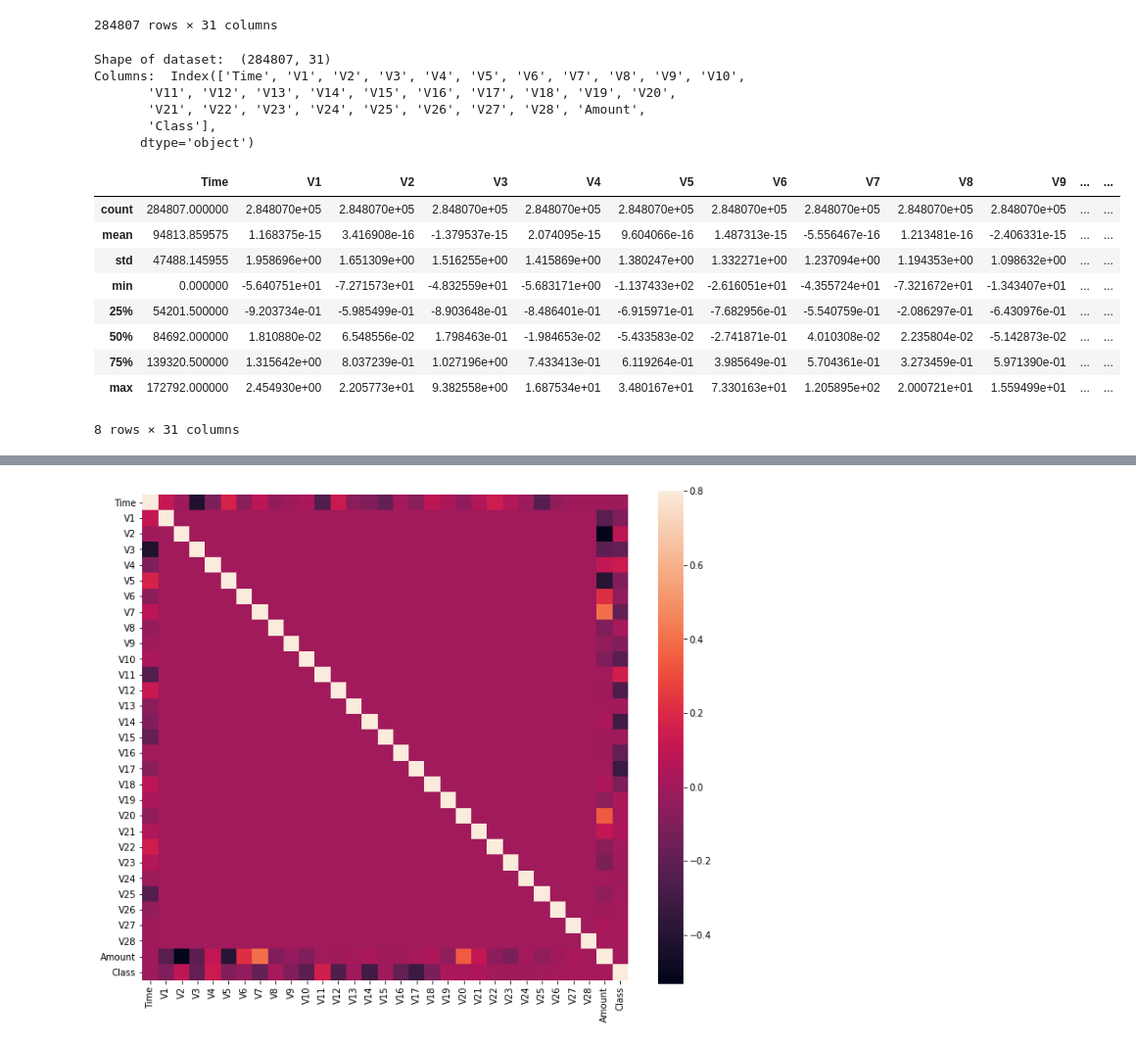
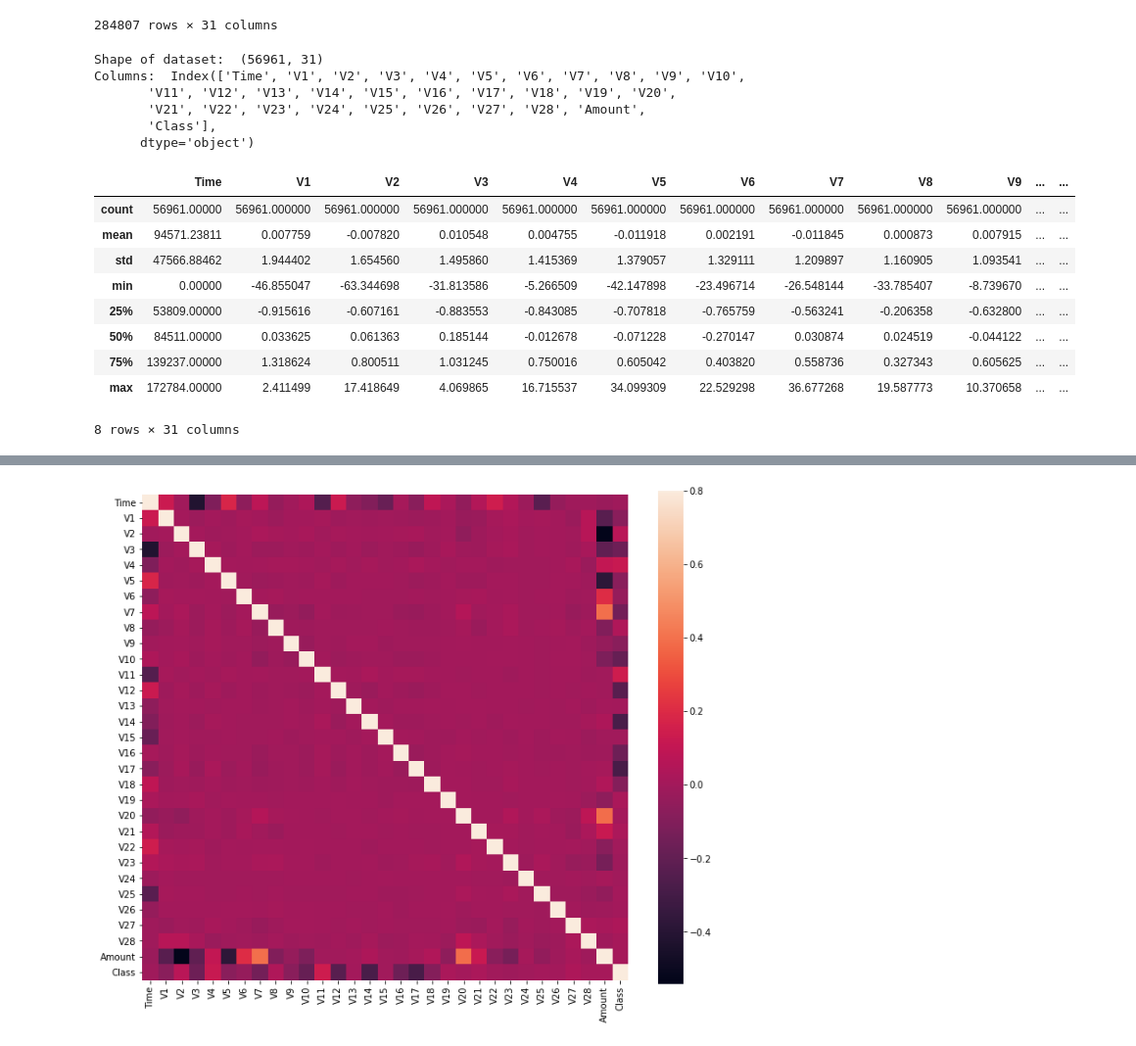
Before and after one commit to kumar306/CreditCardFraudDetection, a Jupyter notebook: creditcard_fraud_detection.ipynb, the cells around one changed output, grey strips where cells are left out. Shown at 98% size. Cells and saved outputs as stored; diff of their text form; code cells hidden in the pictures.

```diff
--- a/creditcard_fraud_detection.ipynb
+++ b/creditcard_fraud_detection.ipynb
@@ -41,25 +41,27 @@ df
 284807 rows × 31 columns
 # %%
 #printing out shape and columns and statistics
+#taking 20% of dataset as 280,000 rows take too long to compute
+df=df.sample(frac=0.2,random_state=1)
 print("Shape of dataset: ",df.shape)
 print("Columns: ",df.columns)
 df.describe()
 # %% [output]
-Shape of dataset:  (284807, 31)
+Shape of dataset:  (56961, 31)
 Columns:  Index(['Time', 'V1', 'V2', 'V3', 'V4', 'V5', 'V6', 'V7', 'V8', 'V9', 'V10',
        'V11', 'V12', 'V13', 'V14', 'V15', 'V16', 'V17', 'V18', 'V19', 'V20',
        'V21', 'V22', 'V23', 'V24', 'V25', 'V26', 'V27', 'V28', 'Amount',
        'Class'],
       dtype='object')
 |  | Time | V1 | V2 | V3 | V4 | V5 | V6 | V7 | V8 | V9 | ... | ... |
-| count | 284807.000000 | 2.848070e+05 | 2.848070e+05 | 2.848070e+05 | 2.848070e+05 | 2.848070e+05 | 2.848070e+05 | 2.848070e+05 | 2.848070e+05 | 2.848070e+05 | ... | ... |
-| mean | 94813.859575 | 1.168375e-15 | 3.416908e-16 | -1.379537e-15 | 2.074095e-15 | 9.604066e-16 | 1.487313e-15 | -5.556467e-16 | 1.213481e-16 | -2.406331e-15 | ... | ... |
-| std | 47488.145955 | 1.958696e+00 | 1.651309e+00 | 1.516255e+00 | 1.415869e+00 | 1.380247e+00 | 1.332271e+00 | 1.237094e+00 | 1.194353e+00 | 1.098632e+00 | ... | ... |
-| min | 0.000000 | -5.640751e+01 | -7.271573e+01 | -4.832559e+01 | -5.683171e+00 | -1.137433e+02 | -2.616051e+01 | -4.355724e+01 | -7.321672e+01 | -1.343407e+01 | ... | ... |
-| 25% | 54201.500000 | -9.203734e-01 | -5.985499e-01 | -8.903648e-01 | -8.486401e-01 | -6.915971e-01 | -7.682956e-01 | -5.540759e-01 | -2.086297e-01 | -6.430976e-01 | ... | ... |
-| 50% | 84692.000000 | 1.810880e-02 | 6.548556e-02 | 1.798463e-01 | -1.984653e-02 | -5.433583e-02 | -2.741871e-01 | 4.010308e-02 | 2.235804e-02 | -5.142873e-02 | ... | ... |
-| 75% | 139320.500000 | 1.315642e+00 | 8.037239e-01 | 1.027196e+00 | 7.433413e-01 | 6.119264e-01 | 3.985649e-01 | 5.704361e-01 | 3.273459e-01 | 5.971390e-01 | ... | ... |
-| max | 172792.000000 | 2.454930e+00 | 2.205773e+01 | 9.382558e+00 | 1.687534e+01 | 3.480167e+01 | 7.330163e+01 | 1.205895e+02 | 2.000721e+01 | 1.559499e+01 | ... | ... |
+| count | 56961.00000 | 56961.000000 | 56961.000000 | 56961.000000 | 56961.000000 | 56961.000000 | 56961.000000 | 56961.000000 | 56961.000000 | 56961.000000 | ... | ... |
+| mean | 94571.23811 | 0.007759 | -0.007820 | 0.010548 | 0.004755 | -0.011918 | 0.002191 | -0.011845 | 0.000873 | 0.007915 | ... | ... |
+| std | 47566.88462 | 1.944402 | 1.654560 | 1.495860 | 1.415369 | 1.379057 | 1.329111 | 1.209897 | 1.160905 | 1.093541 | ... | ... |
+| min | 0.00000 | -46.855047 | -63.344698 | -31.813586 | -5.266509 | -42.147898 | -23.496714 | -26.548144 | -33.785407 | -8.739670 | ... | ... |
+| 25% | 53809.00000 | -0.915616 | -0.607161 | -0.883553 | -0.843085 | -0.707818 | -0.765759 | -0.563241 | -0.206358 | -0.632800 | ... | ... |
+| 50% | 84511.00000 | 0.033625 | 0.061363 | 0.185144 | -0.012678 | -0.071228 | -0.270147 | 0.030874 | 0.024519 | -0.044122 | ... | ... |
+| 75% | 139237.00000 | 1.318624 | 0.800511 | 1.031245 | 0.750016 | 0.605042 | 0.403820 | 0.558736 | 0.327343 | 0.605625 | ... | ... |
+| max | 172784.00000 | 2.411499 | 17.418649 | 4.069865 | 16.715537 | 34.099309 | 22.529298 | 36.677268 | 19.587773 | 10.370658 | ... | ... |
 8 rows × 31 columns
 # %%
 #visualising the histograms
```
Also changed, not shown: parts of 6 cells of this notebook.
